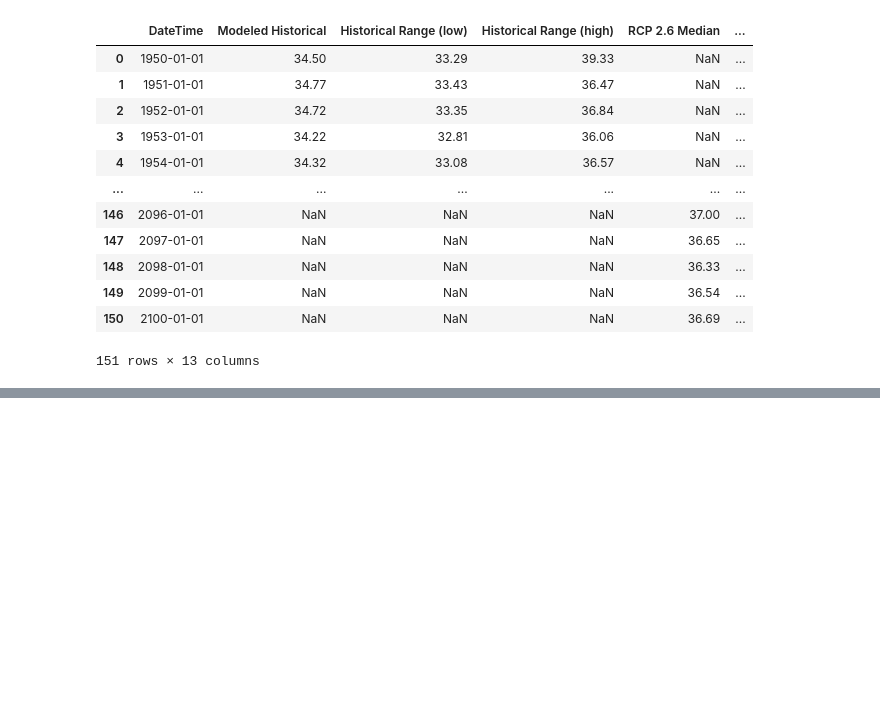
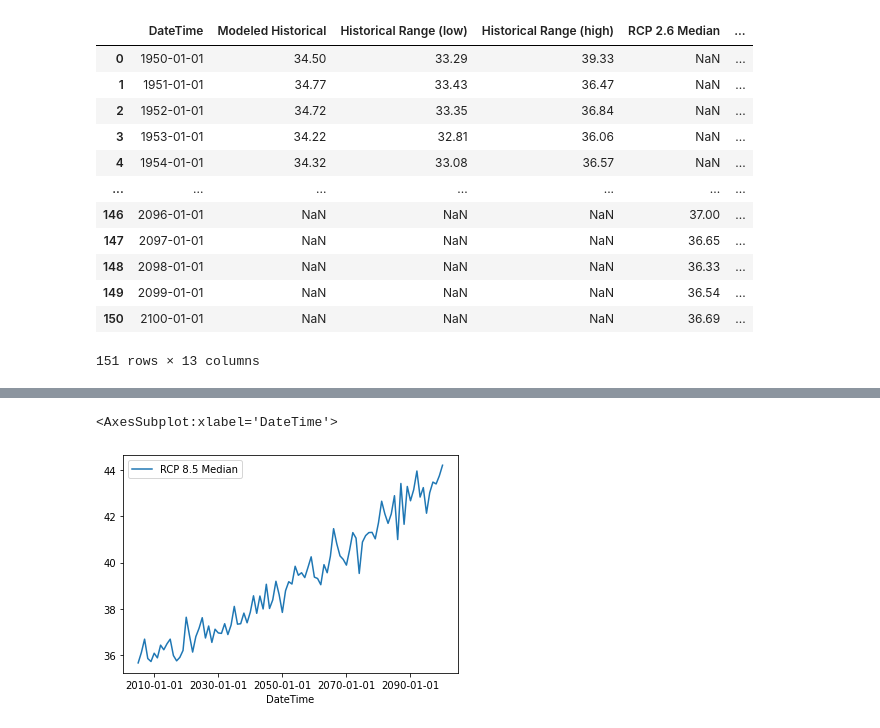
Before and after one commit to data301-2021-winter1/project-group70-project, a Jupyter notebook: notebooks/analysis3.ipynb, the cells around one changed output, grey strips where cells are left out. Saved outputs shown, nothing was run; the diff lists cells and outputs as text; code cells hidden in the pictures; blank space fills up the shorter version.

```diff
--- a/notebooks/analysis3.ipynb
+++ b/notebooks/analysis3.ipynb
@@ -40,0 +73,5 @@ hottestday
+# %%
+hottestday.plot(kind='line', x='DateTime', y='RCP 8.5 Median')
+# %% [output]
+<AxesSubplot:xlabel='DateTime'>
+[figure, added]
```
Also changed, not shown: parts of 9 cells of this notebook.
